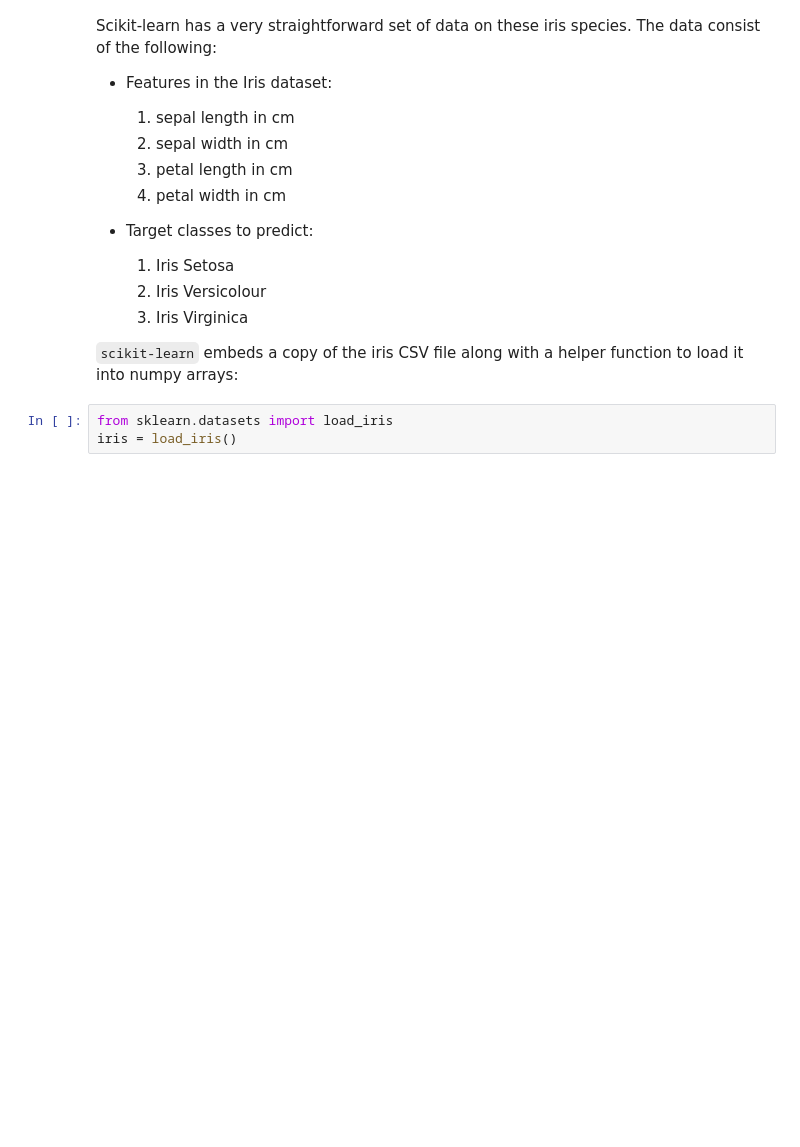
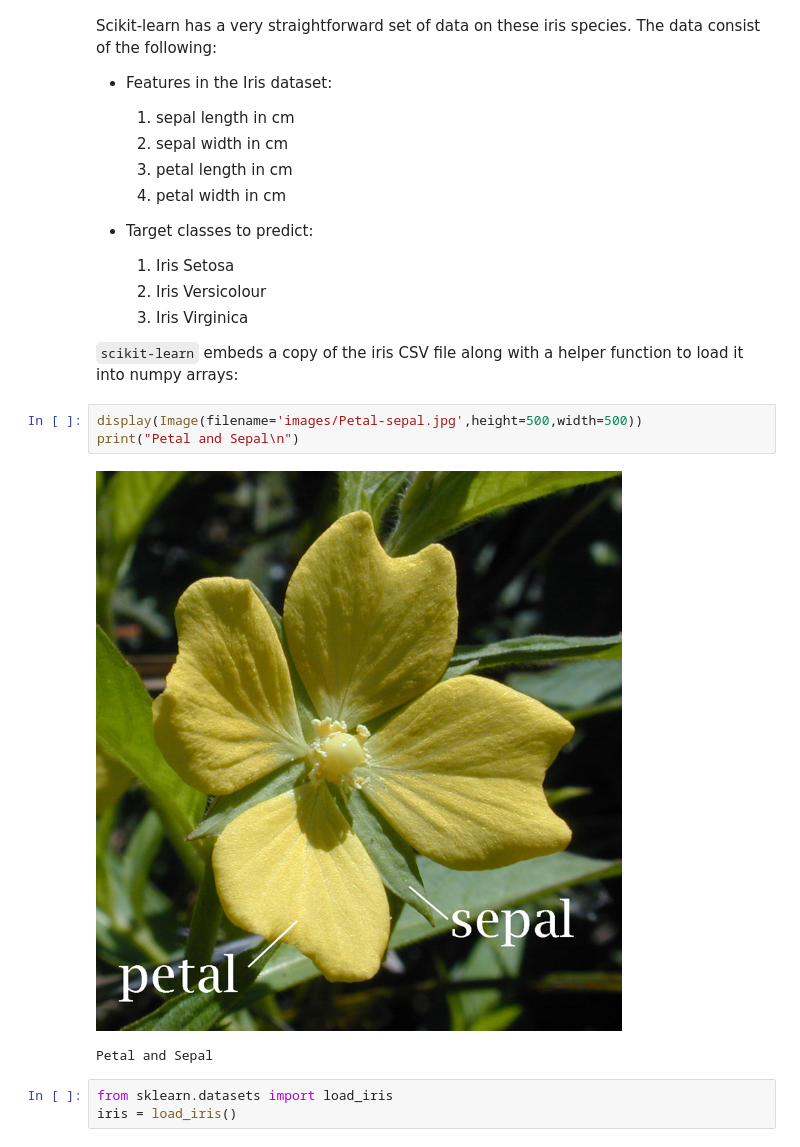
Before and after one commit to ChadBurdyshaw/ESAC-stats-2014, a Jupyter notebook: notebooks/03.1-Scikit-Learn-Intro.ipynb, the cells around one changed output. Saved outputs shown, nothing was run; the diff lists cells and outputs as text; blank space fills up the shorter version.

```diff
--- a/notebooks/03.1-Scikit-Learn-Intro.ipynb
+++ b/notebooks/03.1-Scikit-Learn-Intro.ipynb
@@ -254,6 +254,12 @@ the following:
   3. Iris Virginica
 
 ``scikit-learn`` embeds a copy of the iris CSV file along with a helper function to load it into numpy arrays:
+# %%
+display(Image(filename='images/Petal-sepal.jpg',height=500,width=500))
+print("Petal and Sepal\n")
+# %% [output]
+[figure, added]
+Petal and Sepal
 # %%
 from sklearn.datasets import load_iris
 iris = load_iris()
```
Also changed, not shown: parts of 5 cells of this notebook, 1 other file.
